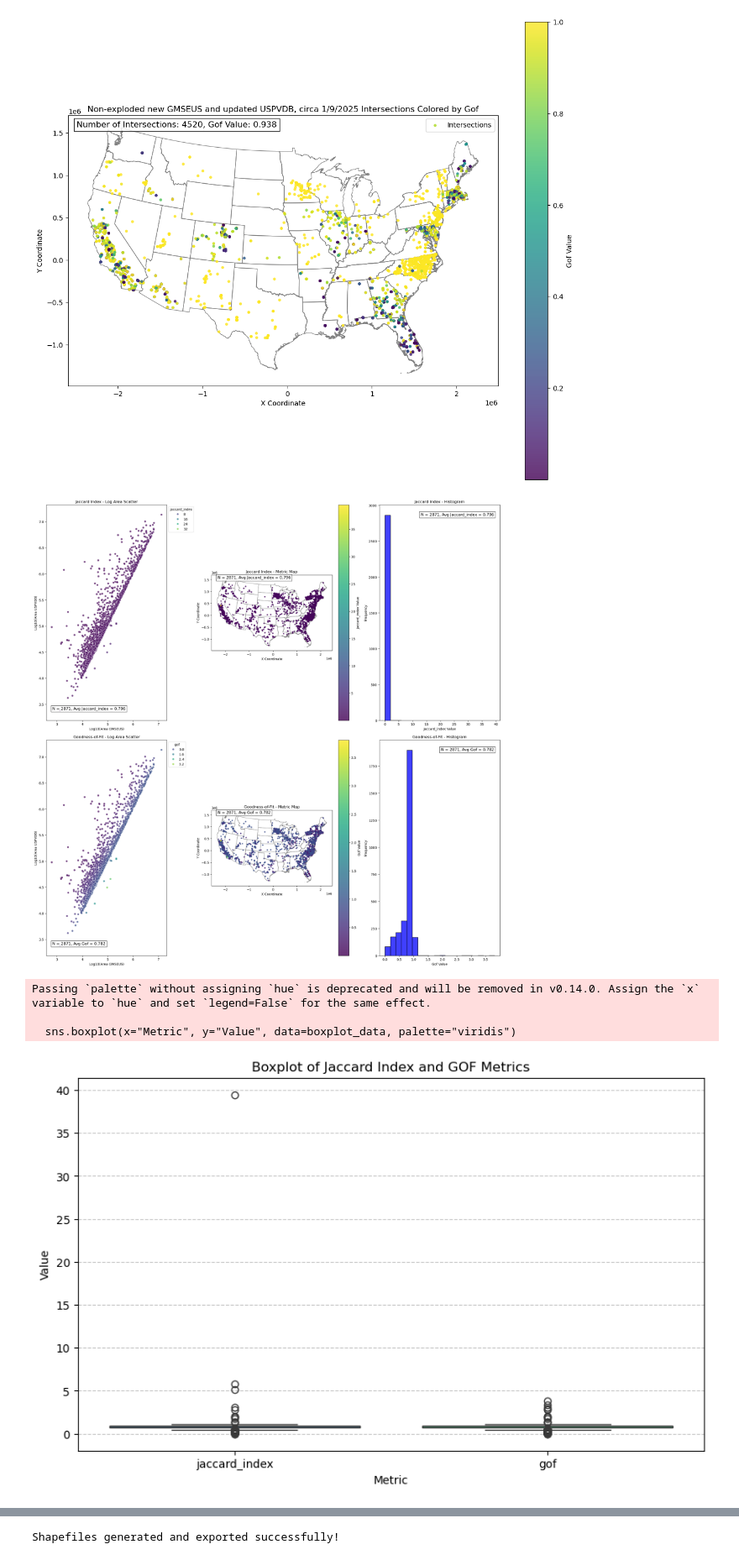
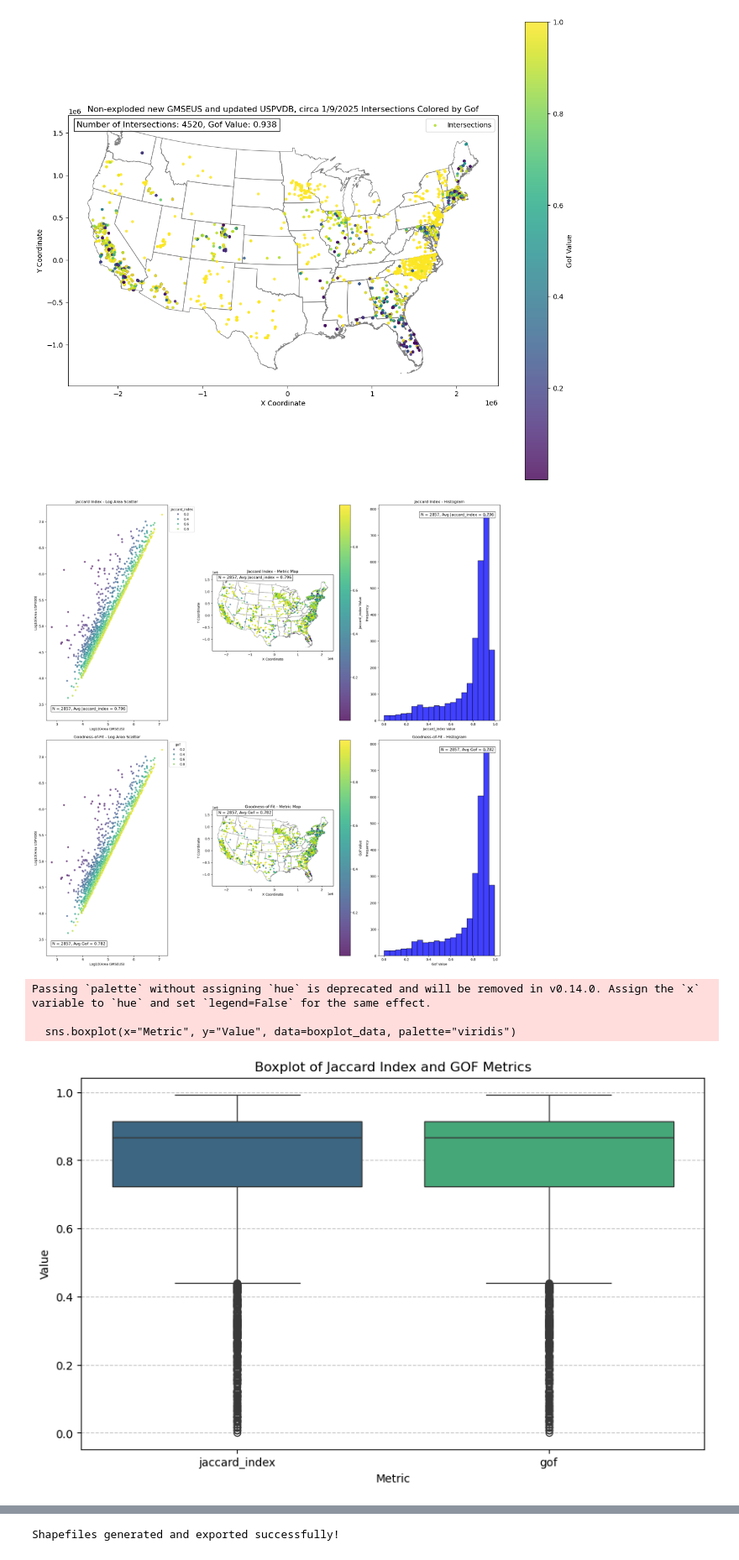
Before and after one commit to stidjaco/GMSEUS, a Jupyter notebook: script9_spatialValidation.ipynb, the cells around one changed output, grey strips where cells are left out. Shown at 84% size. Drawn from its saved outputs; the diff is of its cells as text; code cells hidden in the pictures.

Commit message:
filter jaccard and gof

```diff
--- a/script9_spatialValidation.ipynb
+++ b/script9_spatialValidation.ipynb
@@ -777,9 +777,13 @@ average_values = [round(average_jaccard, 3), round(overall_gof, 3)]
 # print(f"Number of unioned geometries: {len(gmseus_grouped_unions)}")
 
 # Plot metric pairs with details
-plot_metric_pairs_with_details(final_intersections, us_boundary, metrics, titles, average_values)
+
+# trim to include only where jaccard or gof is less than or equal to 1
+final_intersections_sub = final_intersections[(final_intersections['jaccard_index'] <= 1) & (final_intersections['gof'] <= 1)]
+
+plot_metric_pairs_with_details(final_intersections_sub, us_boundary, metrics, titles, average_values)
 # %% [output]
-[figure, old version]
+[figure, new version]
 # %%
 def plot_boxplot_metrics(intersections_gdf, metrics, title="Boxplot of Metrics"):
     """
@@ -790,32 +794,32 @@ def plot_boxplot_metrics(intersections_gdf, metrics, title="Boxplot of Metrics")
         metrics (list of str): List of metrics to include in the boxplot (e.g., ["jaccard_index", "gof"]).
         title (str): Title for the boxplot.
     """
     # Check if metrics exist in the GeoDataFrame
     for metric in metrics:
         if metric not in intersections_gdf.columns:
             raise ValueError(f"Metric '{metric}' not found in the GeoDataFrame.")
 
     # Prepare data for boxplot
     boxplot_data = intersections_gdf[metrics].melt(var_name="Metric", value_name="Value")
 
     # Create the boxplot
     plt.figure(figsize=(10, 6))
     sns.boxplot(x="Metric", y="Value", data=boxplot_data, palette="viridis")
 
     # Add title and labels
     plt.title(title)
     plt.xlabel("Metric")
     plt.ylabel("Value")
     plt.grid(axis='y', linestyle='--', alpha=0.7)
 
     # Show the plot
     plt.show()
 
 # Example usage
 metrics = ["jaccard_index", "gof"]
-plot_boxplot_metrics(final_intersections, metrics, title="Boxplot of Jaccard Index and GOF Metrics")
+plot_boxplot_metrics(final_intersections_sub, metrics, title="Boxplot of Jaccard Index and GOF Metrics")
 # %% [output]
 Passing `palette` without assigning `hue` is deprecated and will be removed in v0.14.0. Assign the `x` variable to `hue` and set `legend=False` for the same effect.
 
   sns.boxplot(x="Metric", y="Value", data=boxplot_data, palette="viridis")
-[figure, old version]
+[figure, new version]
```
Also changed, not shown: parts of 2 cells of this notebook.
